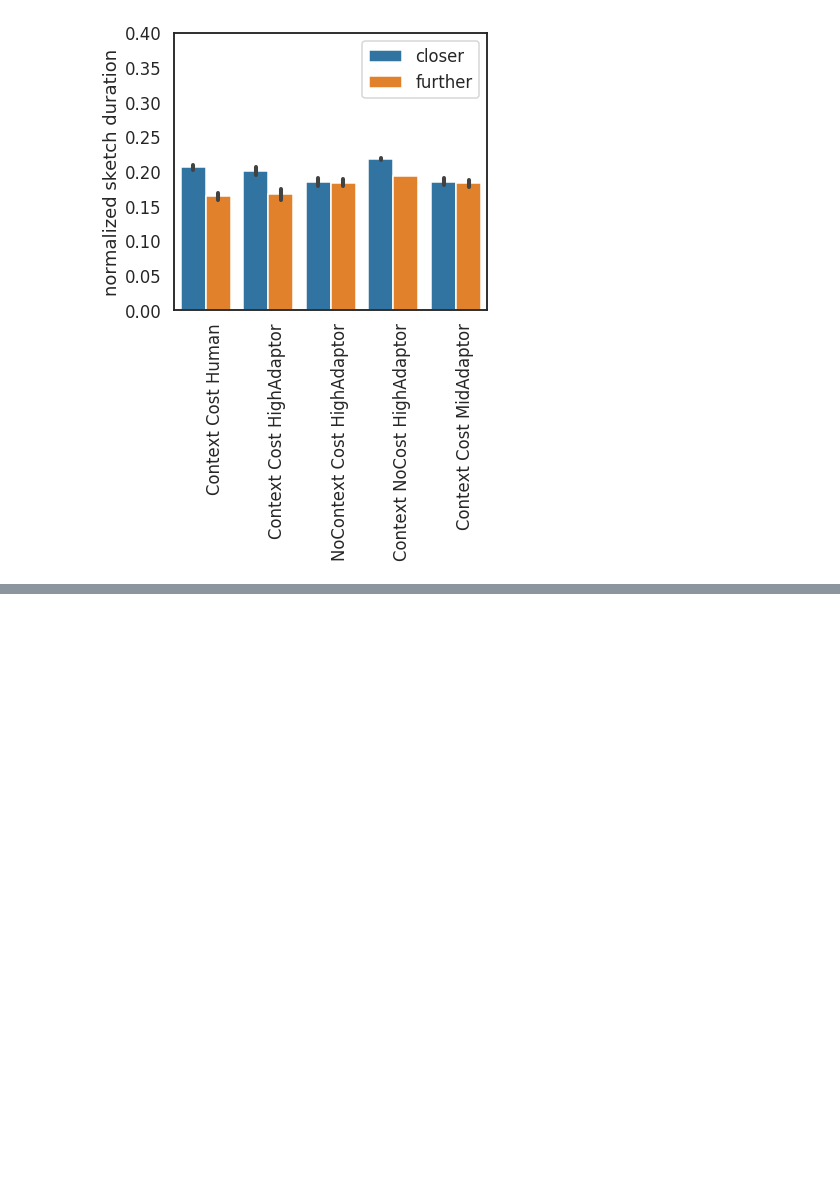
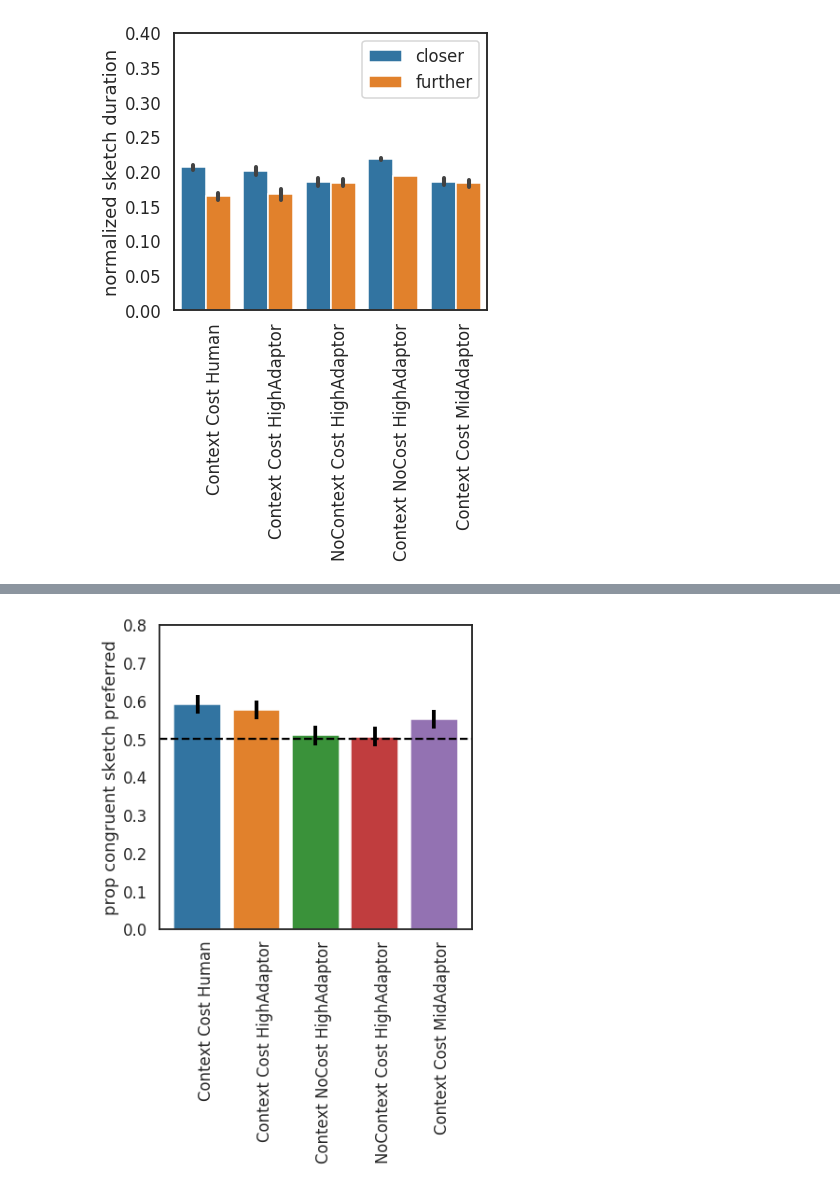
Before and after one commit to judithfan/visual_communication_in_context, a Jupyter notebook: analysis/model_comparison_2.ipynb, the cells around one changed output, grey strips where cells are left out. Drawn from its saved outputs; the diff is of its cells as text; code cells hidden in the pictures; blank space fills up the shorter version.

```diff
--- a/analysis/model_comparison_2.ipynb
+++ b/analysis/model_comparison_2.ipynb
@@ -279,0 +306,3 @@ h = plt.hist(boot_vec)
+# %%
+R = generate_aggregated_estimate_dataframe(var_of_interest='sign_diff_rank',
+                                           condition='all')
@@ -279,0 +318,33 @@ h = plt.hist(boot_vec)
+# %%
+## bar plot of average target_rank
+sns.set_context('talk')
+fig = plt.figure(figsize=(6,6))
+ax = fig.add_subplot(111)
+sns.barplot(x='model',
+            y='mu',
+            ci=None,
+            data=R)
+
+## plot custom error bars
+x = np.arange(len(joint_mu))
+y = R['mu']
+plt.errorbar(x,
+             y,
+             yerr=R['sd']*1.96,
+             ecolor='black',
+             linestyle='',
+             linewidth=4,
+             capsize=0)
+
+plt.ylabel('prop congruent sketch preferred')
+plt.axhline(y=0.5,linestyle='dashed',color='k')
+plt.ylim(0,0.8)
+
+xticklabels=['Context Cost Human','Context Cost HighAdaptor',
+             'Context NoCost HighAdaptor','NoContext Cost HighAdaptor',
+             'Context Cost MidAdaptor']
+plt.xlabel('')
+
+l = ax.set_xticklabels(xticklabels, rotation = 90, ha="left")
+# %% [output]
+[figure, added]
```
Also changed, not shown: parts of 17 cells of this notebook, 2 other files.
